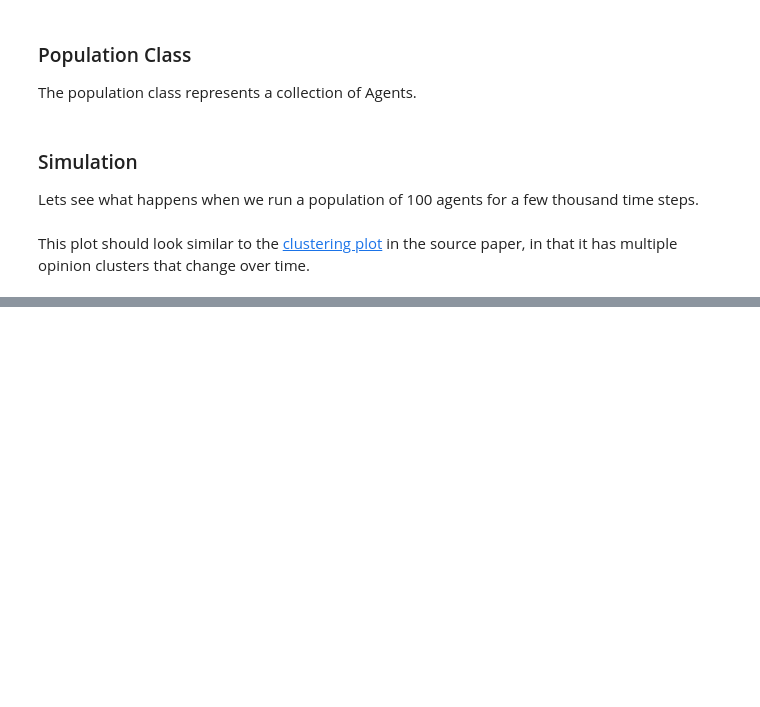
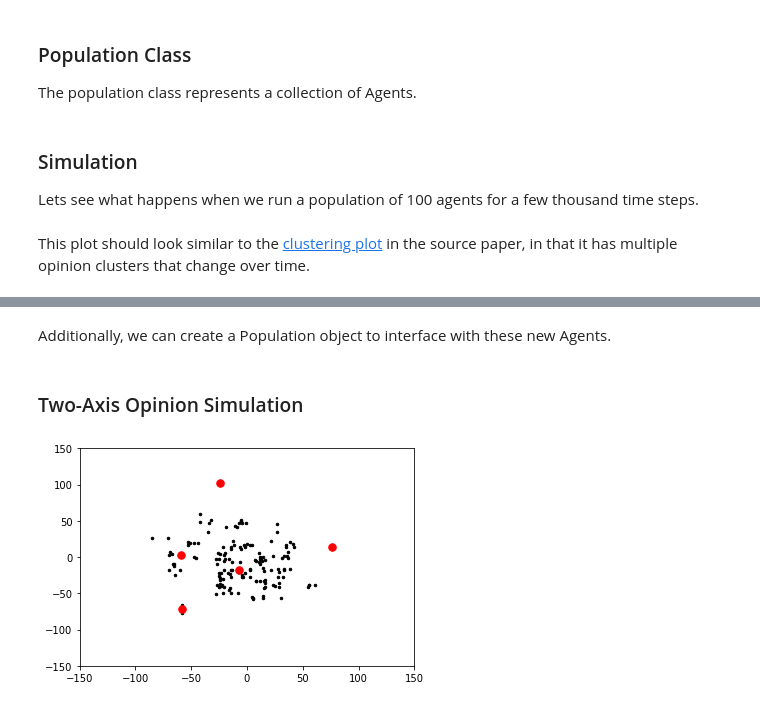
Before and after one commit to jeremycryan/social-clustering, a Jupyter notebook: code/project_notebook.ipynb, the cells around one changed output, grey strips where cells are left out. Drawn from its saved outputs; the diff is of its cells as text; code cells hidden in the pictures; blank space fills up the shorter version.

```diff
--- a/code/project_notebook.ipynb
+++ b/code/project_notebook.ipynb
@@ -158,0 +235,2 @@ plt.show()
+# %% [markdown]
+Additionally, we can create a Population object to interface with these new Agents.
@@ -158,0 +259,60 @@ plt.show()
+# %% [markdown]
+### Two-Axis Opinion Simulation
+# %%
+# Instantiate population and add agents
+pop_size = 150
+updates_per_step = pop_size
+pop = MultipleOpinionPopulation()
+pop.populate(n=pop_size)
+
+# Record average opinion and the opinion of each agent
+num_steps = 100
+x = list(range(num_steps))
+avg_o = []
+ys = []
+
+# Run the simulation
+for x_val in x:
+    avg_o.append(pop.average_opinion())
+    ys.append(pop.each_opinion())
+    pop.update_random(updates_per_step)
+
+ys = list(zip(*ys))
+# %%
+import time
+import numpy as np
+from IPython.display import clear_output
+from sklearn.cluster import MeanShift
+import numpy as np
+
+xrange = [-150, 150]
+yrange = [-150, 150]
+
+num_clusters = []
+
+for t in range(num_steps):
+
+    # Find clusters
+    x_series = [series[t][0] for series in ys]
+    y_series = [series[t][1] for series in ys]
+    data = np.asarray([x_series, y_series]).transpose()
+    ms = MeanShift(bandwidth=30)
+    ms.fit(data)
+
+    # Animate data
+    for point in data:
+        x_val, y_val = point
+        plt.plot([x_val], [y_val], 'k.', markersize=5)
+    for point in ms.cluster_centers_:
+        x_val, y_val = point
+        plt.plot([x_val], [y_val], 'r.', markersize=15)
+
+    num_clusters.append(len(ms.cluster_centers_))
+    clear_output(wait=True)
+    plt.xlim(xrange)
+    plt.ylim(yrange)
+    plt.show()
+    time.sleep(0.01)
+plt.show()
+# %% [output]
+[figure, added]
```
Also changed, not shown: parts of 6 cells of this notebook.
